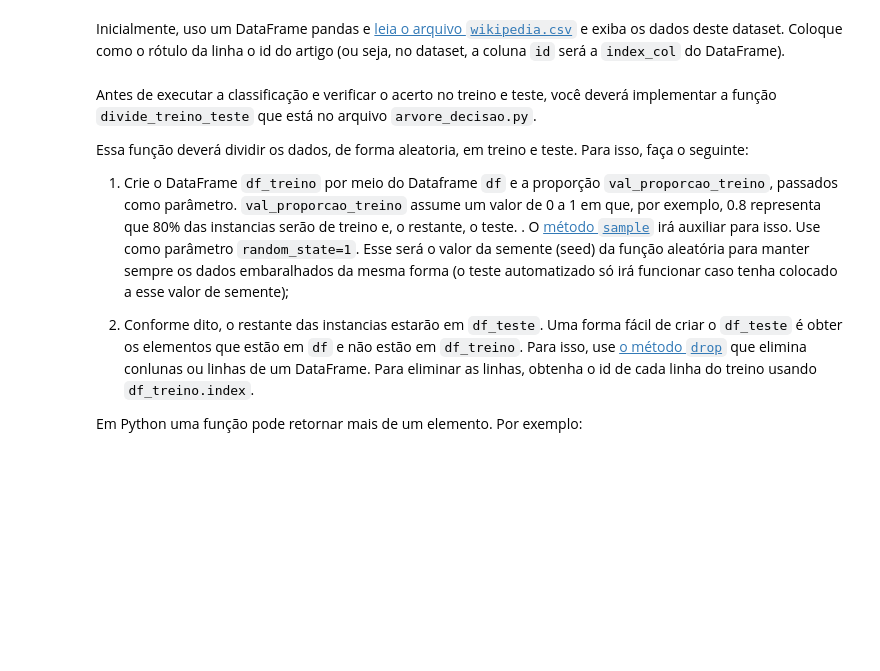
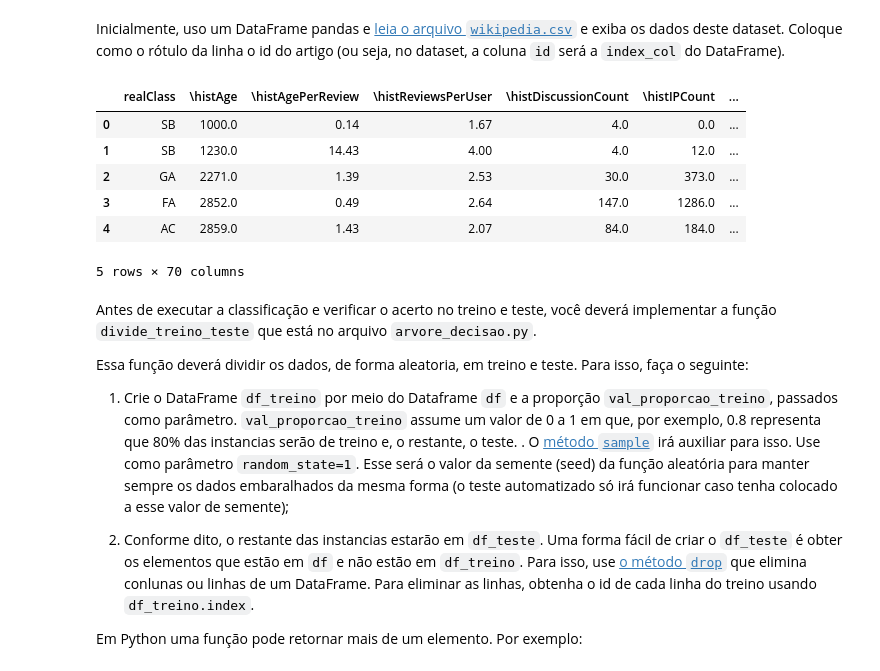
Before and after one commit to fsluizvictor/decision-tree-ml-cefetmg, a Jupyter notebook: ap-de-maquina-cefetmg-overfitting-master/Overfitting.ipynb, the cells around one changed output. Cells and saved outputs as stored; diff of their text form; code cells hidden in the pictures; blank space fills up the shorter version.

```diff
--- a/ap-de-maquina-cefetmg-overfitting-master/Overfitting.ipynb
+++ b/ap-de-maquina-cefetmg-overfitting-master/Overfitting.ipynb
@@ -144,6 +154,17 @@ Assim, [Dalip et. al. (2009)](https://dl.acm.org/citation.cfm?id=1555449) fizera
 Nesta prática, iremos fazer a previsão da qualidade usando os indicadores proposto por [Dalip et. al. (2009)](https://dl.acm.org/citation.cfm?id=1555449) e uma árvore de decisão.
 # %% [markdown]
 Inicialmente, uso um DataFrame pandas e [leia o arquivo `wikipedia.csv`](https://pandas.pydata.org/pandas-docs/stable/reference/api/pandas.read_csv.html) e exiba os dados deste dataset. Coloque como o rótulo da linha o id do artigo (ou seja, no dataset, a coluna `id` será a `index_col` do DataFrame).
+# %%
+dt_wikipedia = pd.read_csv('wikipedia.csv')
+dt_wikipedia.head()
+# %% [output]
+|  | realClass | \histAge | \histAgePerReview | \histReviewsPerUser | \histDiscussionCount | \histIPCount | ... |
+| 0 | SB | 1000.0 | 0.14 | 1.67 | 4.0 | 0.0 | ... |
+| 1 | SB | 1230.0 | 14.43 | 4.00 | 4.0 | 12.0 | ... |
+| 2 | GA | 2271.0 | 1.39 | 2.53 | 30.0 | 373.0 | ... |
+| 3 | FA | 2852.0 | 0.49 | 2.64 | 147.0 | 1286.0 | ... |
+| 4 | AC | 2859.0 | 1.43 | 2.07 | 84.0 | 184.0 | ... |
+5 rows × 70 columns
 # %% [markdown]
 Antes de executar a classificação e verificar o acerto no treino e teste, você deverá implementar a função `divide_treino_teste` que está no arquivo `arvore_decisao.py`.
 
```
Also changed, not shown: parts of 6 cells of this notebook, 1 other file.
